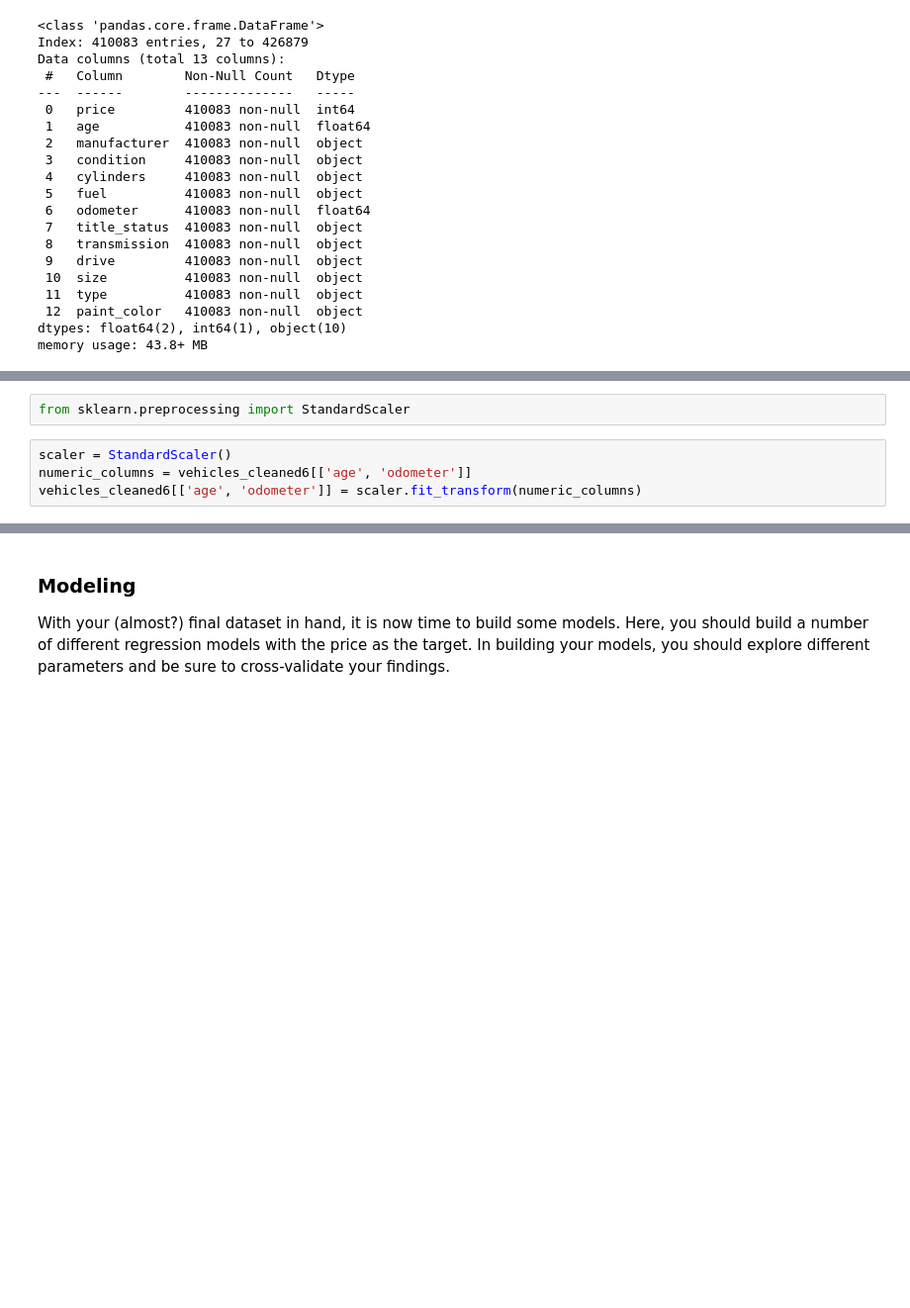
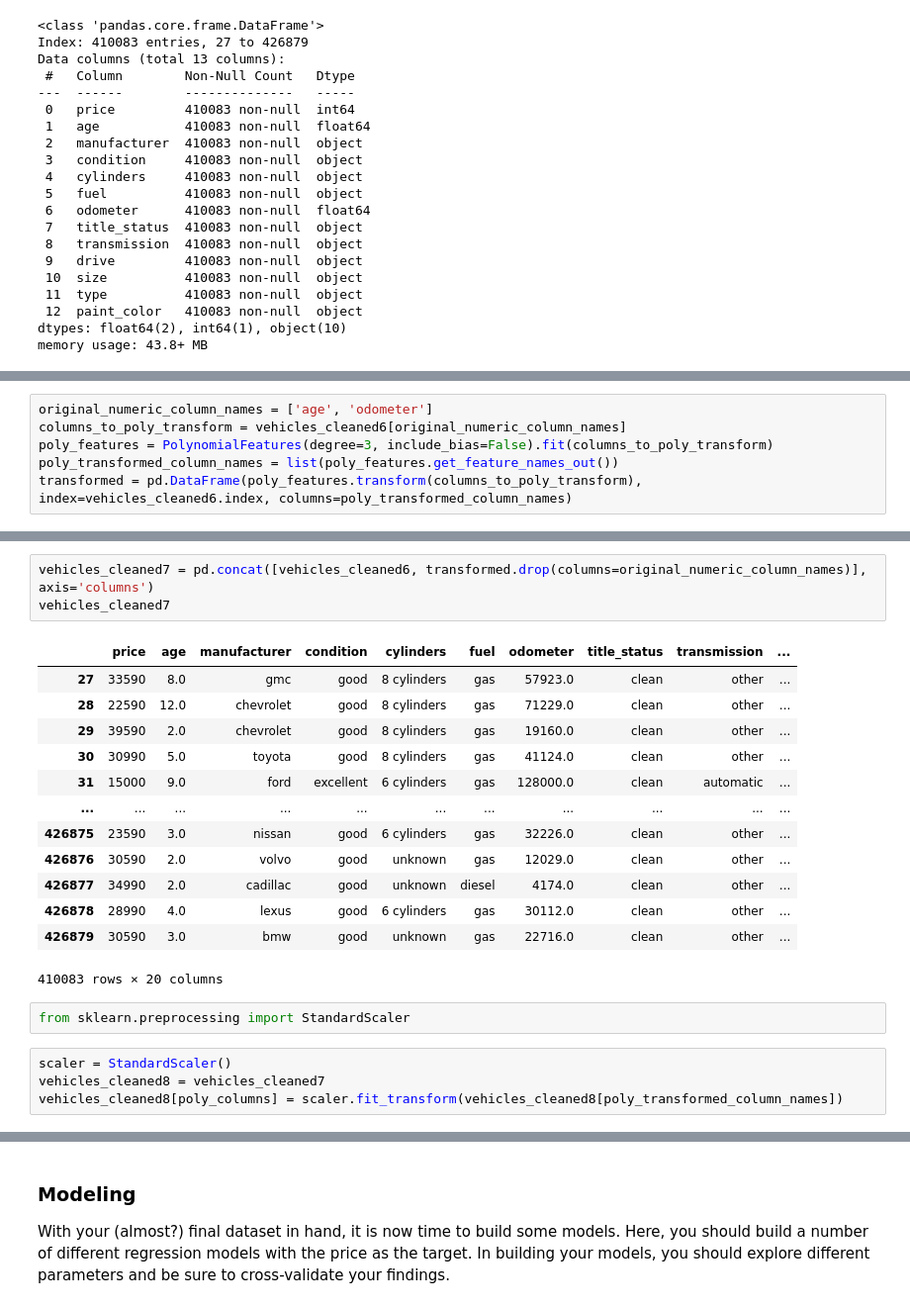
Before and after one commit to kyledunne/mlai-practical-app-2, a Jupyter notebook: prompt_II.ipynb, the cells around one changed output, grey strips where cells are left out. Shown at 99% size. Cells and saved outputs as stored; diff of their text form; blank space fills up the shorter version.

Commit message:
Add poly features, scaling, one-hot encoding to data prep. Should be finalized dataset ready for modeling

```diff
--- a/prompt_II.ipynb
+++ b/prompt_II.ipynb
@@ -209,0 +212,6 @@ memory usage: 43.8+ MB
+# %%
+original_numeric_column_names = ['age', 'odometer']
+columns_to_poly_transform = vehicles_cleaned6[original_numeric_column_names]
+poly_features = PolynomialFeatures(degree=3, include_bias=False).fit(columns_to_poly_transform)
+poly_transformed_column_names = list(poly_features.get_feature_names_out())
+transformed = pd.DataFrame(poly_features.transform(columns_to_poly_transform), index=vehicles_cleaned6.index, columns=poly_transformed_column_names)
@@ -210,6 +250,23 @@ memory usage: 43.8+ MB
+# %%
+vehicles_cleaned7 = pd.concat([vehicles_cleaned6, transformed.drop(columns=original_numeric_column_names)], axis='columns')
+vehicles_cleaned7
+# %% [output]
+|  | price | age | manufacturer | condition | cylinders | fuel | odometer | title_status | transmission | ... |
+| 27 | 33590 | 8.0 | gmc | good | 8 cylinders | gas | 57923.0 | clean | other | ... |
+| 28 | 22590 | 12.0 | chevrolet | good | 8 cylinders | gas | 71229.0 | clean | other | ... |
+| 29 | 39590 | 2.0 | chevrolet | good | 8 cylinders | gas | 19160.0 | clean | other | ... |
+| 30 | 30990 | 5.0 | toyota | good | 8 cylinders | gas | 41124.0 | clean | other | ... |
+| 31 | 15000 | 9.0 | ford | excellent | 6 cylinders | gas | 128000.0 | clean | automatic | ... |
+| ... | ... | ... | ... | ... | ... | ... | ... | ... | ... | ... |
+| 426875 | 23590 | 3.0 | nissan | good | 6 cylinders | gas | 32226.0 | clean | other | ... |
+| 426876 | 30590 | 2.0 | volvo | good | unknown | gas | 12029.0 | clean | other | ... |
+| 426877 | 34990 | 2.0 | cadillac | good | unknown | diesel | 4174.0 | clean | other | ... |
+| 426878 | 28990 | 4.0 | lexus | good | 6 cylinders | gas | 30112.0 | clean | other | ... |
+| 426879 | 30590 | 3.0 | bmw | good | unknown | gas | 22716.0 | clean | other | ... |
+410083 rows × 20 columns
 # %%
 from sklearn.preprocessing import StandardScaler
-# %%
-scaler = StandardScaler()
-numeric_columns = vehicles_cleaned6[['age', 'odometer']]
-vehicles_cleaned6[['age', 'odometer']] = scaler.fit_transform(numeric_columns)
+# %%
+scaler = StandardScaler()
+vehicles_cleaned8 = vehicles_cleaned7
+vehicles_cleaned8[poly_columns] = scaler.fit_transform(vehicles_cleaned8[poly_transformed_column_names])
```
Also changed, not shown: parts of 7 cells of this notebook.
